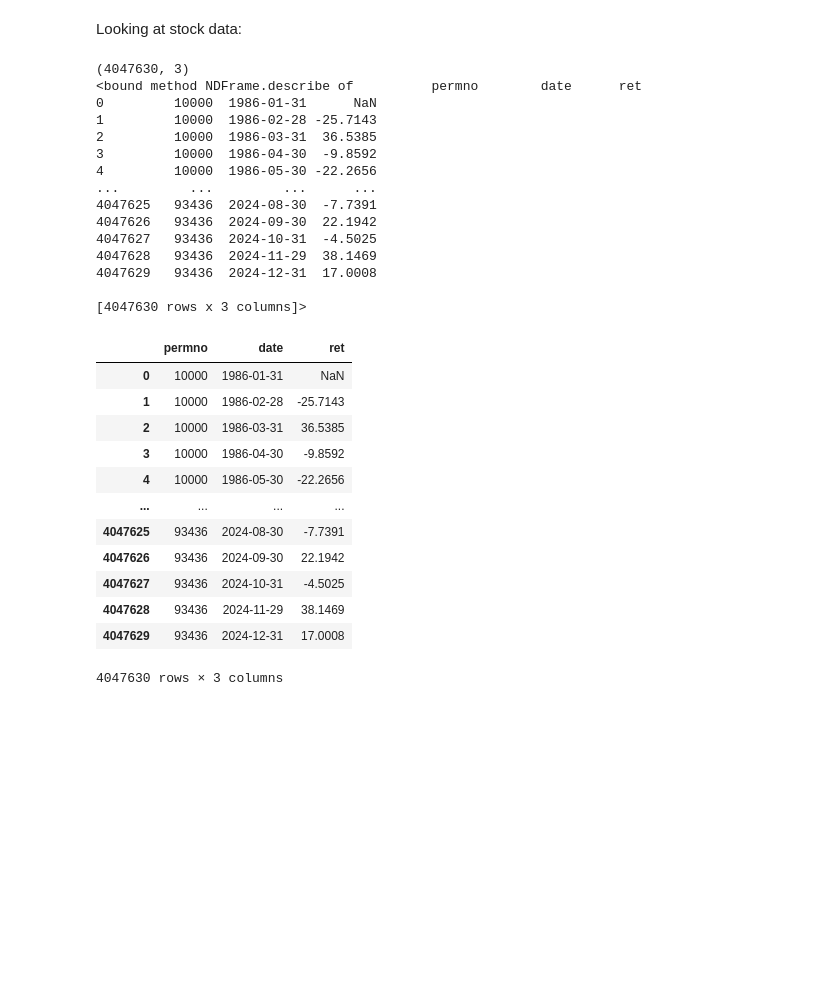
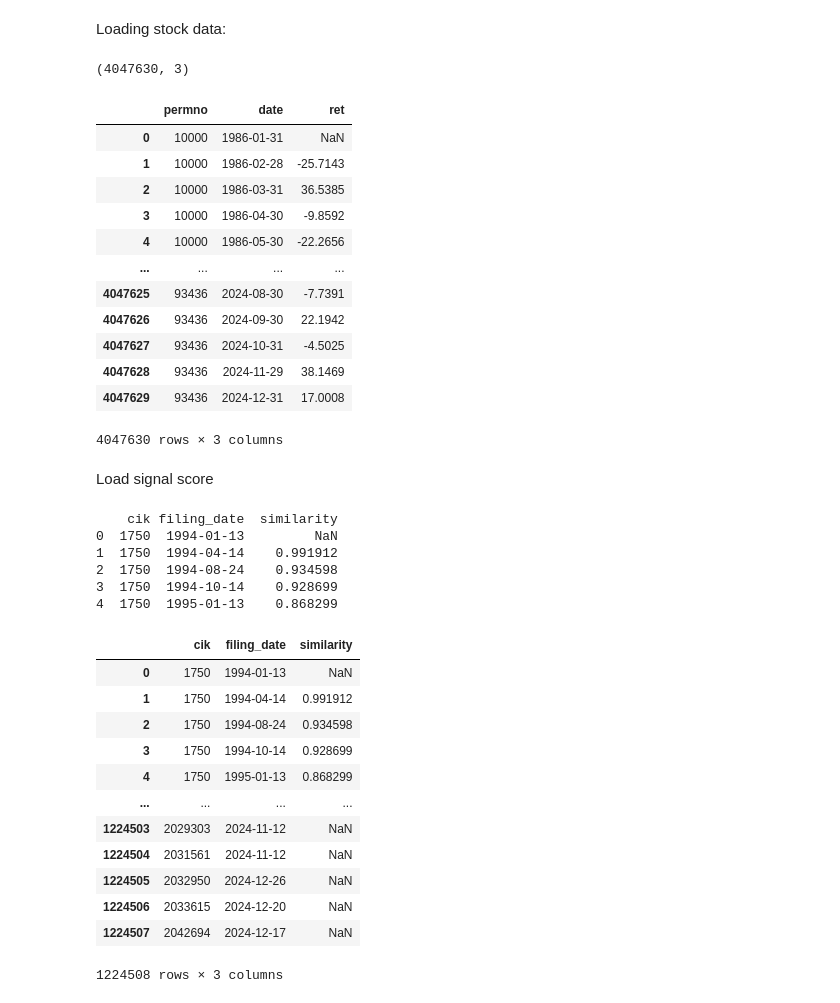
Before and after one commit to ank225git/lazy-prices_replication, a Jupyter notebook: code/load_stock_data.ipynb, the cells around one changed output. Saved outputs shown, nothing was run; the diff lists cells and outputs as text; code cells hidden in the pictures; blank space fills up the shorter version.

Commit message:
merge big file with returns

```diff
--- a/code/load_stock_data.ipynb
+++ b/code/load_stock_data.ipynb
@@ -1,29 +1,17 @@
 # %% [markdown]
-Looking at stock data:
+Loading stock data:
 # %%
 import pandas as pd
 
 # Load stock returns
 df_returns = pd.read_csv("../data/raw/crsp_data/crsp_data.csv")
 
+df_returns['date'] = pd.to_datetime(df_returns['date'])
+
 print(df_returns.shape)
 df_returns
 # %% [output]
 (4047630, 3)
-<bound method NDFrame.describe of          permno        date      ret
-0         10000  1986-01-31      NaN
-1         10000  1986-02-28 -25.7143
-2         10000  1986-03-31  36.5385
-3         10000  1986-04-30  -9.8592
-4         10000  1986-05-30 -22.2656
-...         ...         ...      ...
-4047625   93436  2024-08-30  -7.7391
-4047626   93436  2024-09-30  22.1942
-4047627   93436  2024-10-31  -4.5025
-4047628   93436  2024-11-29  38.1469
-4047629   93436  2024-12-31  17.0008
-
-[4047630 rows x 3 columns]>
 |  | permno | date | ret |
 | 0 | 10000 | 1986-01-31 | NaN |
 | 1 | 10000 | 1986-02-28 | -25.7143 |
@@ -37,3 +25,34 @@ df_returns
 | 4047628 | 93436 | 2024-11-29 | 38.1469 |
 | 4047629 | 93436 | 2024-12-31 | 17.0008 |
 4047630 rows × 3 columns
+# %% [markdown]
+Load signal score
+# %%
+df_score = pd.read_csv('../data/processed/full_similarity_scores.csv')
+
+df_score['filing_date'] = pd.to_datetime(df_score['filing_date'])
+
+# Preview the data
+print(df_score.head())
+
+df_score
+# %% [output]
+    cik filing_date  similarity
+0  1750  1994-01-13         NaN
+1  1750  1994-04-14    0.991912
+2  1750  1994-08-24    0.934598
+3  1750  1994-10-14    0.928699
+4  1750  1995-01-13    0.868299
+|  | cik | filing_date | similarity |
+| 0 | 1750 | 1994-01-13 | NaN |
+| 1 | 1750 | 1994-04-14 | 0.991912 |
+| 2 | 1750 | 1994-08-24 | 0.934598 |
+| 3 | 1750 | 1994-10-14 | 0.928699 |
+| 4 | 1750 | 1995-01-13 | 0.868299 |
+| ... | ... | ... | ... |
+| 1224503 | 2029303 | 2024-11-12 | NaN |
+| 1224504 | 2031561 | 2024-11-12 | NaN |
+| 1224505 | 2032950 | 2024-12-26 | NaN |
+| 1224506 | 2033615 | 2024-12-20 | NaN |
+| 1224507 | 2042694 | 2024-12-17 | NaN |
+1224508 rows × 3 columns
```
Also changed, not shown: parts of 12 cells of this notebook, 2 other files.
